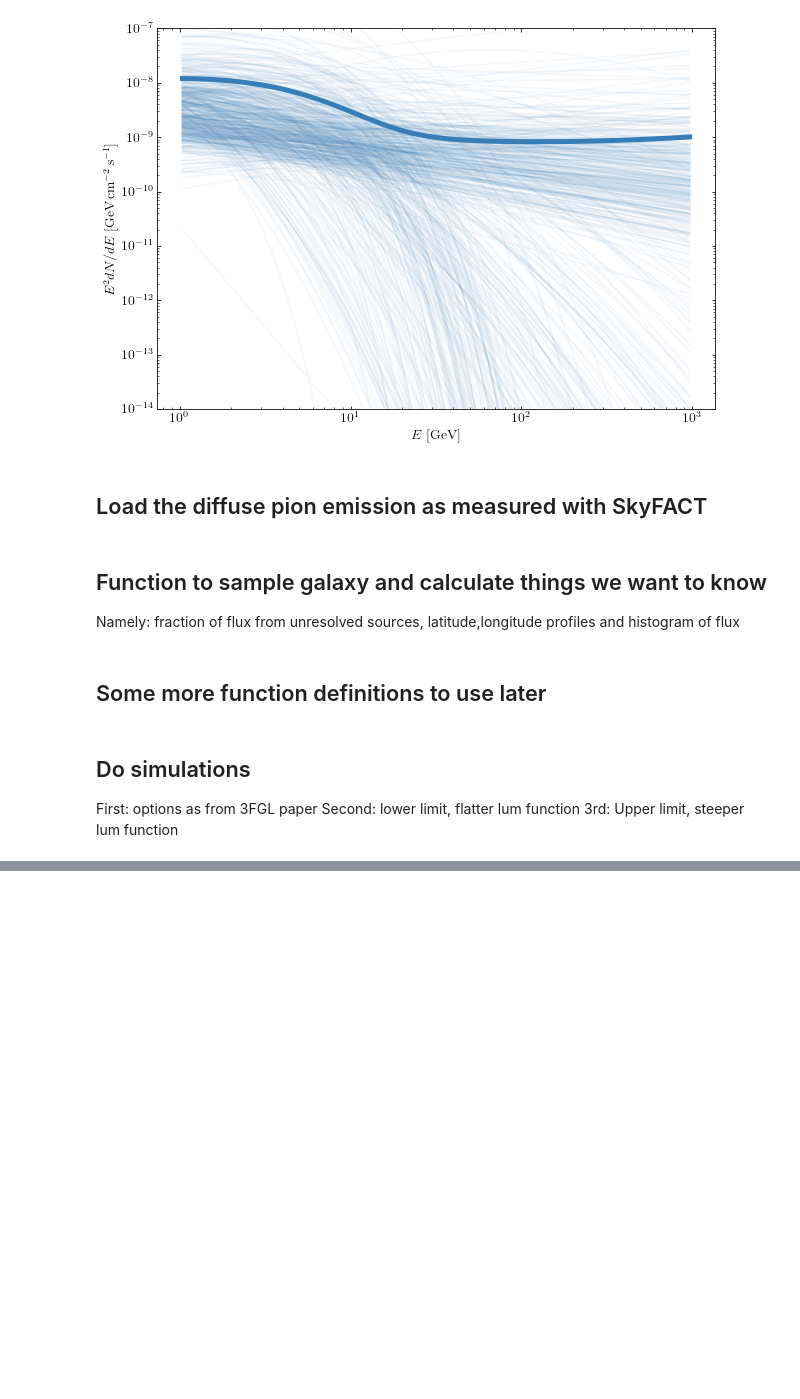
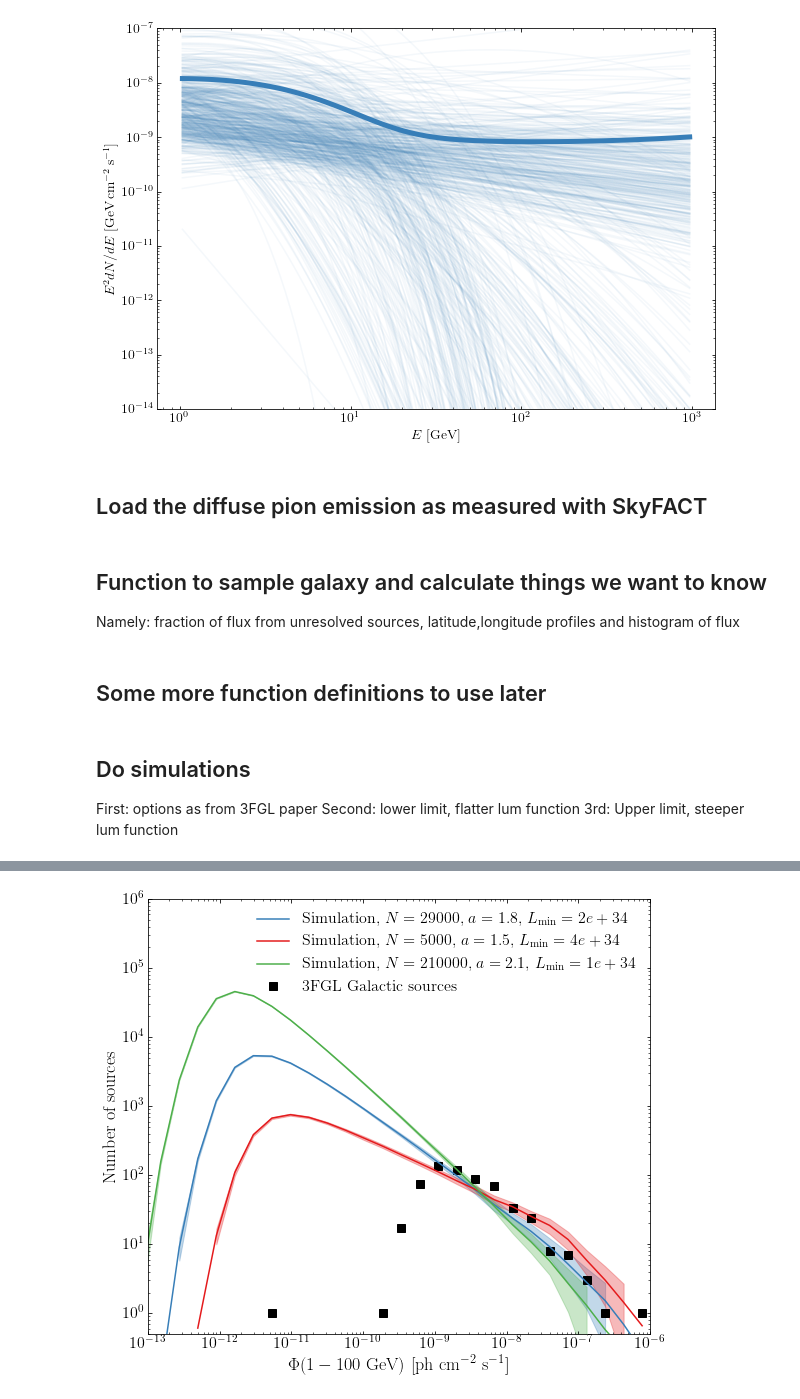
Before and after one commit to martp91/y-rays-UPS, a Jupyter notebook: New_sim-3fgl.ipynb, the cells around one changed output, grey strips where cells are left out. Drawn from its saved outputs; the diff is of its cells as text; code cells hidden in the pictures; blank space fills up the shorter version.

```diff
--- a/New_sim-3fgl.ipynb
+++ b/New_sim-3fgl.ipynb
@@ -39,7 +40,7 @@ bins_3fgl_mean = (bins_3fgl[1:]+bins_3fgl[0:-1])/2.
 ##Read 3FGL galactic sources
 fl = 'gll_psc_v16.fit'
 
-flux_3fgl,spec_3fgl = simulation.read_catalog(fl,Emean,classes=['pwn','spp','snr','psr','lat'])
+flux_3fgl,spec_3fgl = simulation.read_catalog(fl,E3fgl_mean,classes=['pwn','spp','snr','psr','lat'])
 ##'lat' means take also unassociated sources with |b|<5
 hist_3fgl = np.histogram(flux_3fgl,bins=bins_3fgl)[0]
 # %% [markdown]
@@ -100,8 +106,10 @@ for ilb in lb:
 ## Function to sample galaxy and calculate things we want to know
 Namely: fraction of flux from unresolved sources, latitude,longitude profiles and histogram of flux
 # %%
-def fraction(N,a,Lmin,Lmax,thres):
-    spec_sim,flux_sim,lb_sim = simulation.source_sim(N,a,Lmin,Lmax,spec_3fgl,Emean,dE,thres)
+def fraction(N,a,Lmin,Lmax,thres,Eb,spec,spec_diff_lb,bins):
+    Emean = (Eb[1:]+Eb[0:-1])/2.
+    dE = (Eb[1:]-Eb[0:-1])
+    spec_sim,flux_sim,lb_sim = simulation.source_sim(N,a,Lmin,Lmax,spec,Emean,dE,thres)
     l_sim = lb_sim[0,:]
     b_sim = lb_sim[1,:]
     fluxmask = flux_sim < thres
@@ -109,10 +117,9 @@ def fraction(N,a,Lmin,Lmax,thres):
     l_unres = l_sim[fluxmask]
     b_unres = b_sim[fluxmask]
     frac_lb = []
-#     plt.figure()
 #     for sp in spec_sim[fluxmask][::100]:
 #         plt.loglog(Emean,Emean**2*sp,alpha=0.3)
-#     plt.ylim([1e-14,1e-8])
+#     plt.ylim([1e-13,1e-8])
 #     plt.loglog(Emean,Emean**2*np.mean(spec_sim[fluxmask],axis=0),color='black',lw=5)
     for ilb,_lb in enumerate(lb):
         diff_lb = spec_diff_lb[ilb]
@@ -125,7 +132,8 @@ def fraction(N,a,Lmin,Lmax,thres):
 #     plt.legend()
 #     plt.ylim([0.01,1])
     mp = makemap.makemap(l_unres,b_unres,flux_unres,0.5)
-    hist = np.histogram(flux_sim,bins=bins_3fgl)[0]
+    hist = np.histogram(flux_sim,bins=bins)[0]
+
     return mp,frac_lb,spec_sim,hist
 # %% [markdown]
 ## Some more function definitions to use later
@@ -270,3 +317,7 @@ def plot_frac(op):
 First: options as from 3FGL paper
 Second: lower limit, flatter lum function
 3rd: Upper limit, steeper lum function
+# %%
+op1 = ave_sim(100,[29000,1.8,2e34,1e39,1e-9,E3fgl,spec_3fgl,spec_diff_lb_3fgl,bins_3fgl])
+op2 = ave_sim(100,[5000,1.5,4e34,1e39,1e-9,E3fgl,spec_3fgl,spec_diff_lb_3fgl,bins_3fgl])
+op3= ave_sim(100,[210000,2.1,1e34,1e39,1e-9,E3fgl,spec_3fgl,spec_diff_lb_3fgl,bins_3fgl])
@@ -272,0 +331,26 @@ Second: lower limit, flatter lum function
+# %%
+f,ax = plt.subplots(1,figsize=(9,8))
+bins_mean = bins_3fgl_mean
+hist_norm = hist_3fgl
+for op in [op1,op2,op3]:
+    hist_mean,hist_min,hist_max = op[0]
+    options = op[4]
+    hist_min = hist_min.astype('float')
+    hist_min[hist_min==0]=1e-5
+    N,a,Lmin = options[0:3]
+    line,=ax.loglog(bins_mean,hist_mean,label=r'Simulation, $N=%s$, $a=%s$, $L_{\rm min}=%s$'%(N,a,Lmin))
+    color=line.get_color()
+    ax.fill_between(bins_mean,hist_min,hist_max,where=((hist_min >0)&(hist_max>0)),alpha=0.3,color=color)
+
+    ax.set_yscale('log',nonposy='clip')
+    ax.set_xlim([1e-13,1e-6])
+    ax.set_ylim([5e-1,1e6])
+    ax.tick_params(direction='in',which='both',top='on',right='on',labelsize=16)
+    ax.set_ylabel(r"Number of sources",fontsize=18)
+    ax.set_xlabel(r"$\Phi(1-100 \ \rm GeV) \ [\rm ph \ cm^{-2}\ s^{-1}]$",fontsize=18)
+
+ax.loglog(bins_mean,hist_norm,marker='s',label='3FGL Galactic sources',ls='',ms=8,color='k',zorder=1)
+ax.legend(frameon=False,loc=1,fontsize=16)
+plt.savefig('hist_3mod.pdf',bbox_inches='tight')
+# %% [output]
+[figure, added]
```
Also changed, not shown: parts of 15 cells of this notebook, 2 other files.
